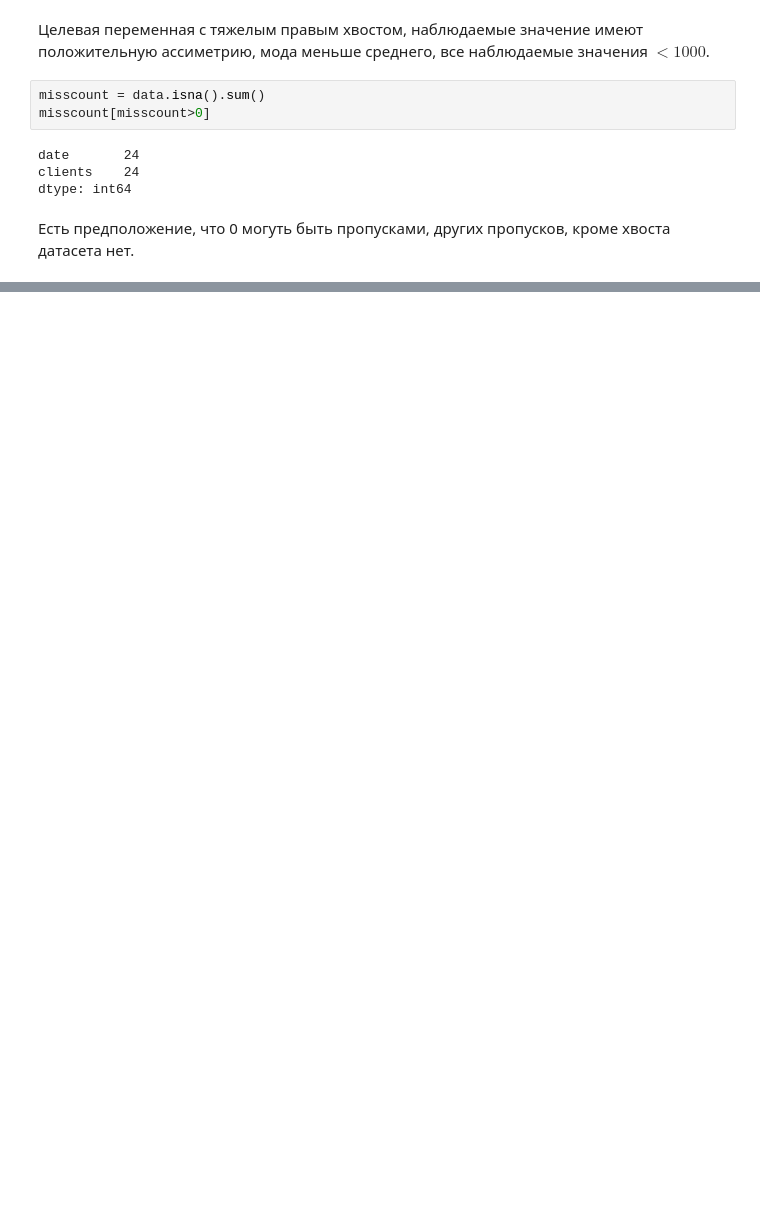
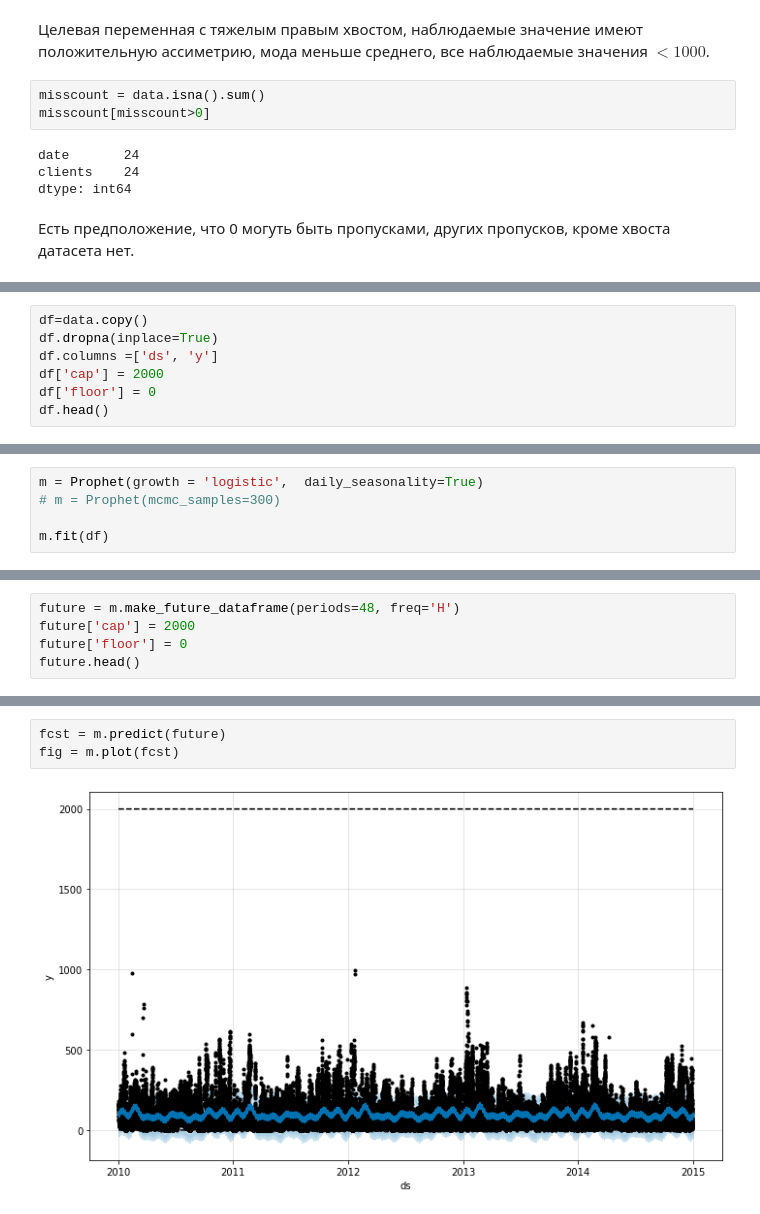
Before and after one commit to ksetdekov/test_predict_ts, a Jupyter notebook: analysis_and_fx.ipynb, the cells around one changed output, grey strips where cells are left out. Cells and saved outputs as stored; diff of their text form; blank space fills up the shorter version.

Commit message:
did fb prophet

```diff
--- a/analysis_and_fx.ipynb
+++ b/analysis_and_fx.ipynb
@@ -83,0 +100,7 @@ dtype: int64
+# %%
+df=data.copy()
+df.dropna(inplace=True)
+df.columns =['ds', 'y']
+df['cap'] = 2000
+df['floor'] = 0
+df.head()
@@ -83,0 +114,5 @@ dtype: int64
+# %%
+m = Prophet(growth = 'logistic',  daily_seasonality=True)
+# m = Prophet(mcmc_samples=300)
+
+m.fit(df)
@@ -83,0 +121,5 @@ dtype: int64
+# %%
+future = m.make_future_dataframe(periods=48, freq='H')
+future['cap'] = 2000
+future['floor'] = 0
+future.head()
@@ -83,0 +149,5 @@ dtype: int64
+# %%
+fcst = m.predict(future)
+fig = m.plot(fcst)
+# %% [output]
+[figure, added]
```
Also changed, not shown: parts of 21 cells of this notebook.
